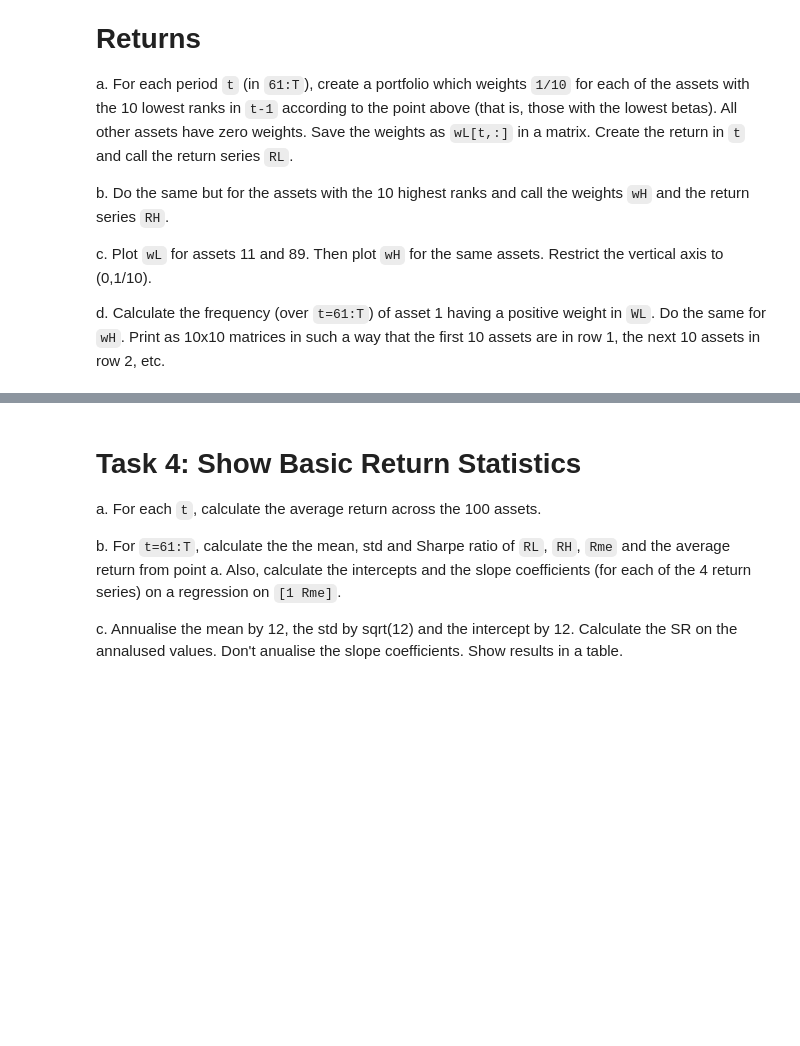
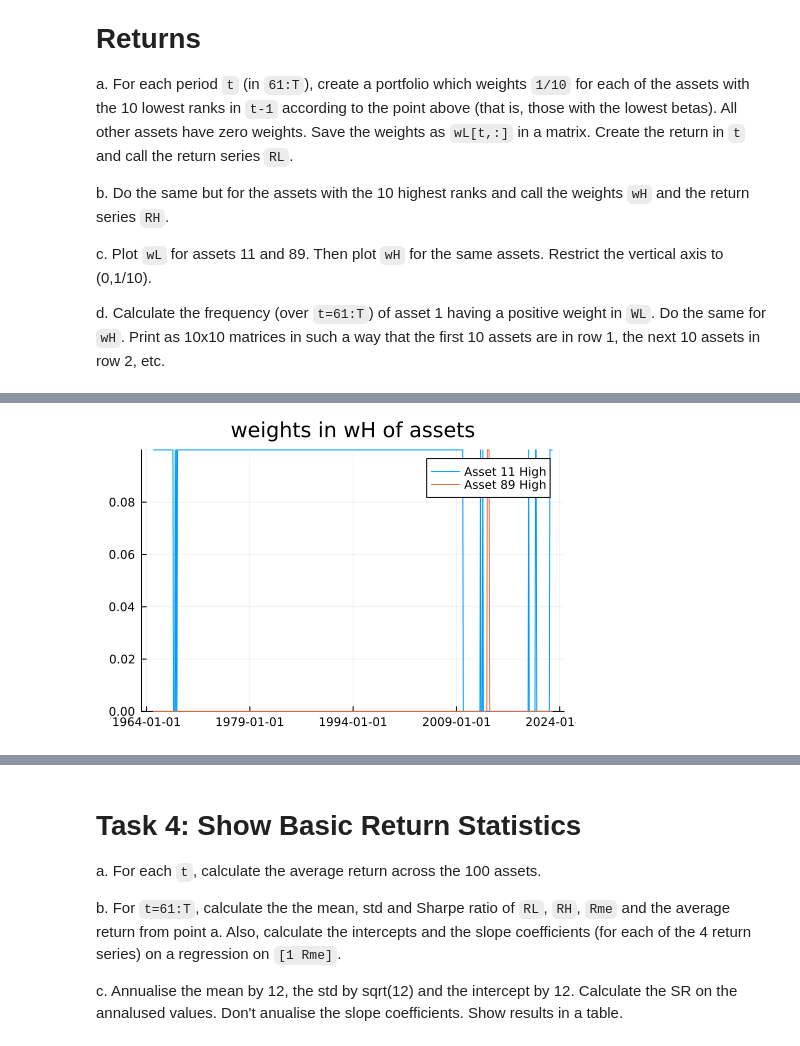
Before and after one commit to bamertl/juliaClass, a Jupyter notebook: Exam2.ipynb, the cells around one changed output, grey strips where cells are left out. Drawn from its saved outputs; the diff is of its cells as text; code cells hidden in the pictures; blank space fills up the shorter version.

```diff
--- a/Exam2.ipynb
+++ b/Exam2.ipynb
@@ -98,0 +122,5 @@ d. Calculate the frequency (over `t=61:T`) of asset 1 having a positive weight i
+# %%
+plot(plot_dates, wH[:, 11], title="weights in wH of assets",label="Asset 11 High", ylim=(0, 1/10))
+plot!(plot_dates, wH[:, 89], label="Asset 89 High")
+# %% [output]
+[figure, added]
```
Also changed, not shown: parts of 4 cells of this notebook.
